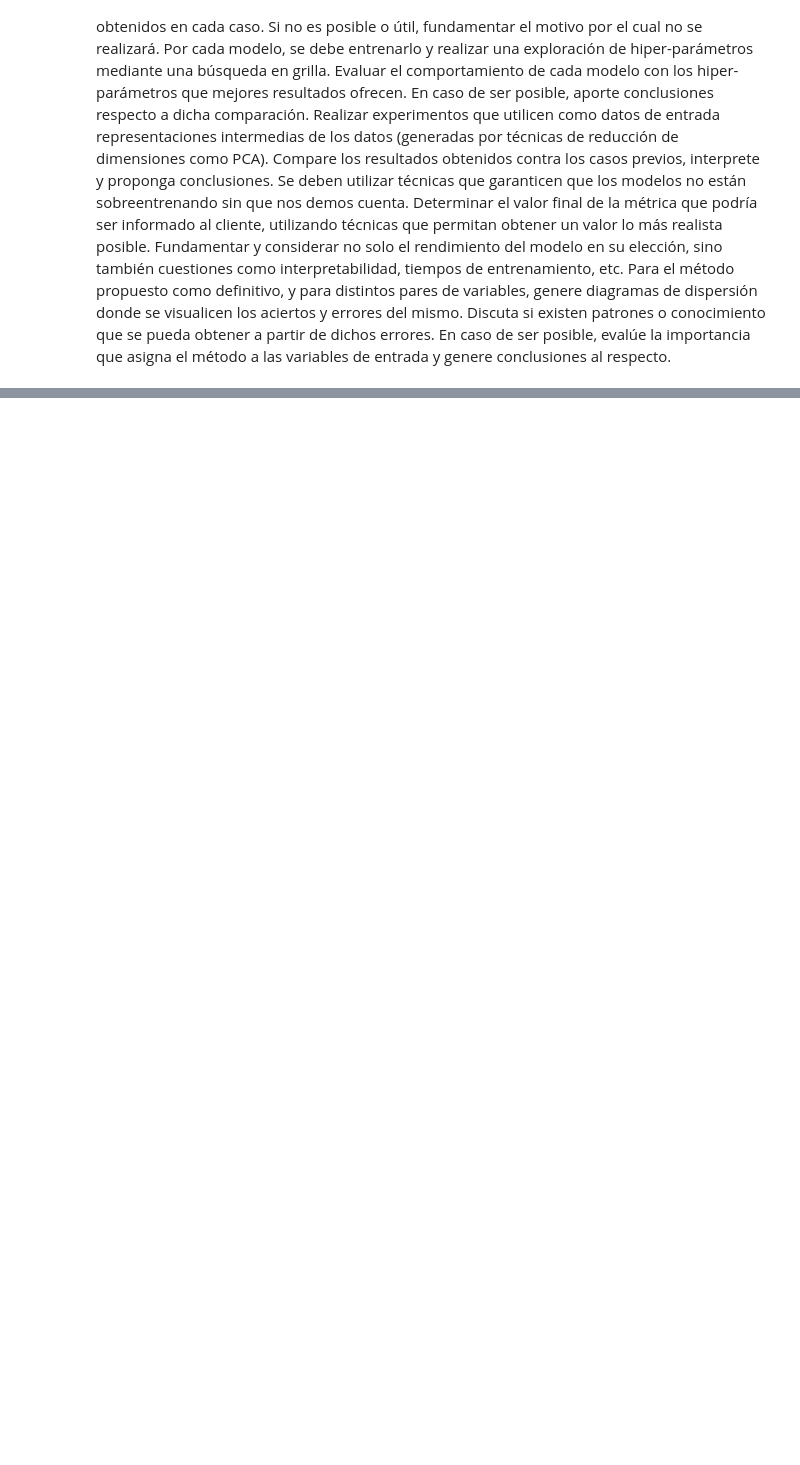
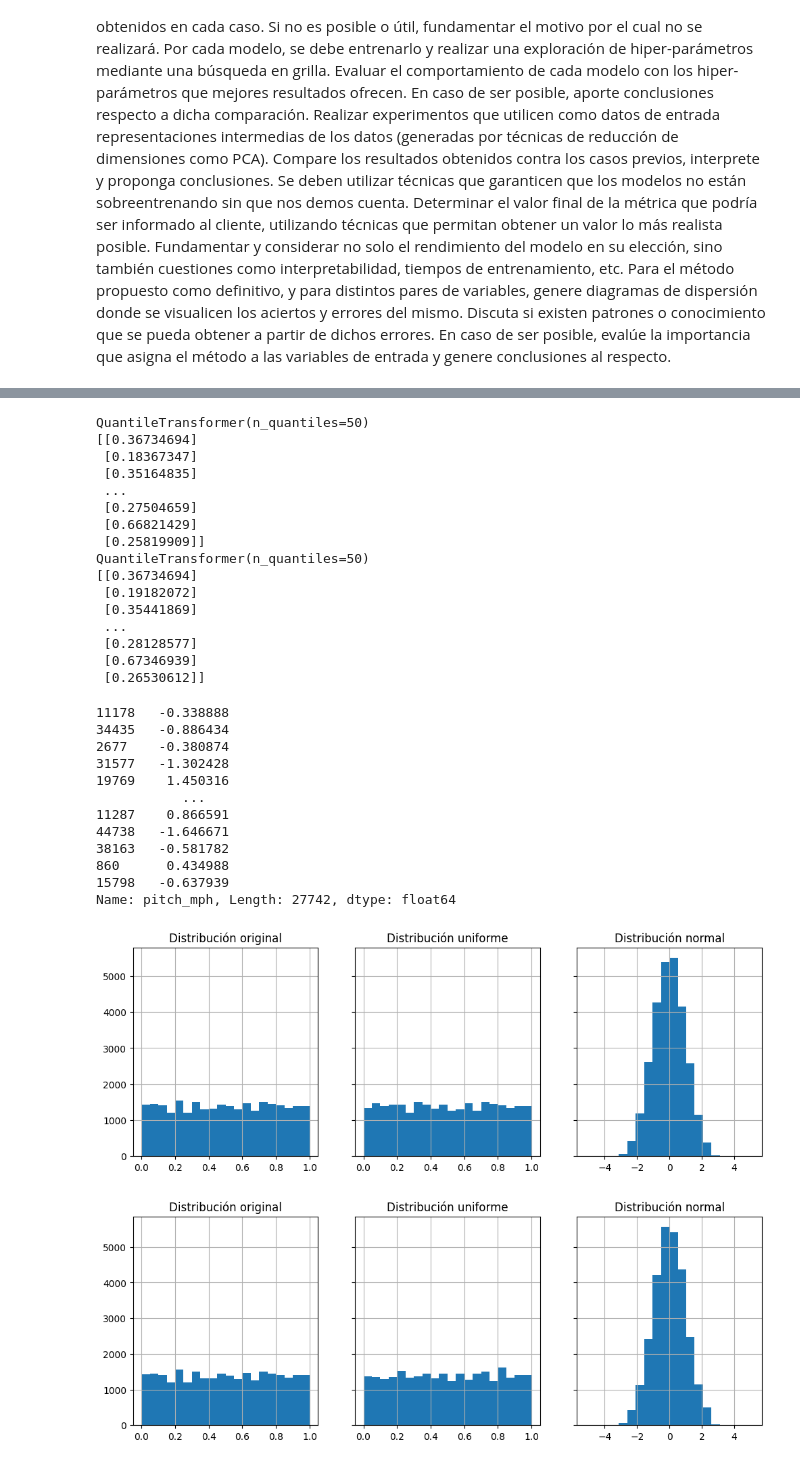
Before and after one commit to MatiasWilliner/TP_ML_Dominguez_Lastra_Williner, a Jupyter notebook: tp2_experimentation.ipynb, the cells around one changed output, grey strips where cells are left out. Saved outputs shown, nothing was run; the diff lists cells and outputs as text; code cells hidden in the pictures; blank space fills up the shorter version.

```diff
--- a/tp2_experimentation.ipynb
+++ b/tp2_experimentation.ipynb
@@ -45,0 +217,14 @@ completa[['inning', 'outs_when_up', 'balls', 'strikes', 'plate_x',
+# %%
+#Combinación de lo anterior
+
+pipe1 = Pipeline([
+    ('mapper', mapper),
+    ('imputer', SimpleImputer(strategy='mean')),
+])
+# Lo entrenamos con train
+pipe1.fit(train)
+train_b = pipe1.transform(train)
+train_b=pd.DataFrame(train_b, columns=mapper.transformed_names_)
+train_b.isnull().sum()
+train_b
+#mapper.transformed_names_
@@ -45,0 +248,61 @@ completa[['inning', 'outs_when_up', 'balls', 'strikes', 'plate_x',
+# %%
+def plot_histogram_transformation():
+
+
+    fig, axis = plt.subplots(1, 3, figsize=(12, 4), sharey=True)
+
+    x = train.pitch_mph
+    x.hist(ax=axis[0], bins=20)
+    axis[0].set_title('Distribución original')
+
+    tr = QuantileTransformer(n_quantiles=50, output_distribution='uniform')
+    trr=tr.fit(x.to_frame())
+    print(trr)
+
+    x2 = tr.transform(x.to_frame())
+    print(x2)
+    pd.Series(x2.flatten()).hist(ax=axis[1], bins=20)
+    axis[1].set_title('Distribución uniforme')
+    #return x2
+
+    tr = QuantileTransformer(n_quantiles=50, output_distribution='normal')
+    tr.fit(x.to_frame())
+
+    x2 = tr.transform(x.to_frame())
+    pd.Series(x2.flatten()).hist(ax=axis[2], bins=20)
+    axis[2].set_title('Distribución normal')
+    return x2
+plot_histogram_transformation()
+train['pitch_mph']=plot_histogram_transformation()
+train['pitch_mph']
+# %% [output]
+QuantileTransformer(n_quantiles=50)
+[[0.36734694]
+ [0.18367347]
+ [0.35164835]
+ ...
+ [0.27504659]
+ [0.66821429]
+ [0.25819909]]
+QuantileTransformer(n_quantiles=50)
+[[0.36734694]
+ [0.19182072]
+ [0.35441869]
+ ...
+ [0.28128577]
+ [0.67346939]
+ [0.26530612]]
+11178   -0.338888
+34435   -0.886434
+2677    -0.380874
+31577   -1.302428
+19769    1.450316
+           ...
+11287    0.866591
+44738   -1.646671
+38163   -0.581782
+860      0.434988
+15798   -0.637939
+Name: pitch_mph, Length: 27742, dtype: float64
+[figure, added]
+[figure, added]
```
Also changed, not shown: parts of 21 cells of this notebook.
